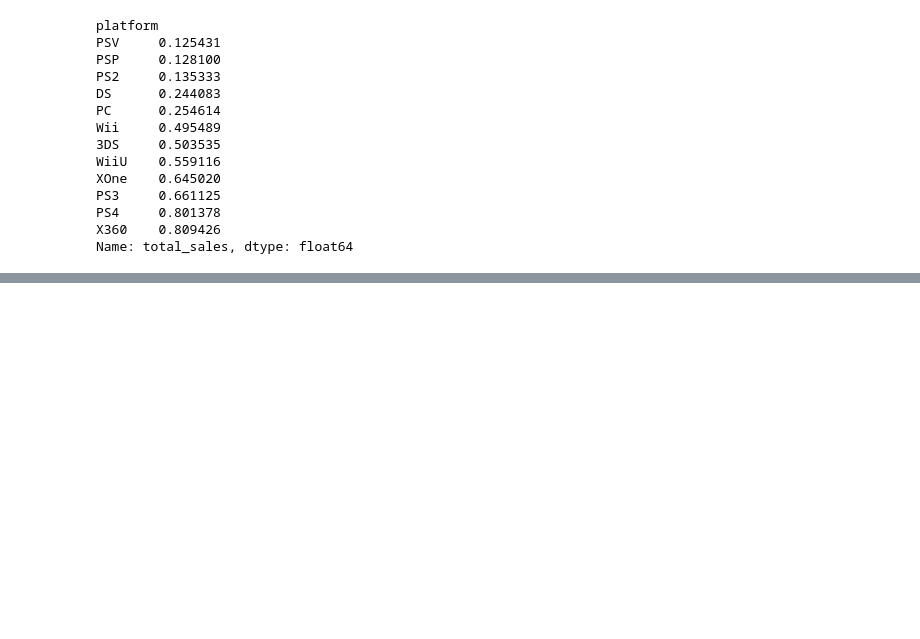
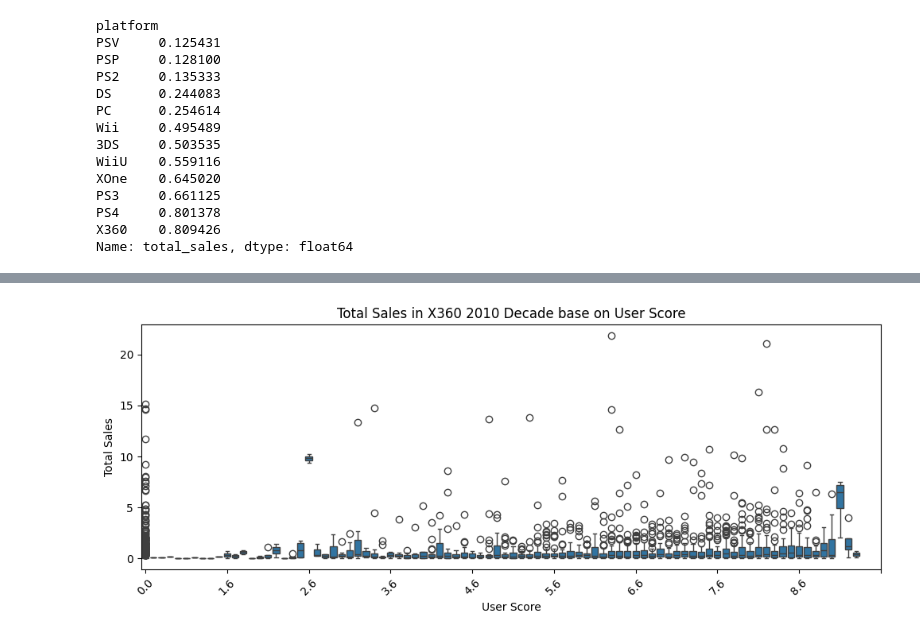
Before and after one commit to RafaelGenari/Bootcamp-Project-Video-Games-Ice-Company, a Jupyter notebook: Notebooks/EDA.ipynb, the cells around one changed output, grey strips where cells are left out. Drawn from its saved outputs; the diff is of its cells as text; code cells hidden in the pictures; blank space fills up the shorter version.

```diff
--- a/Notebooks/EDA.ipynb
+++ b/Notebooks/EDA.ipynb
@@ -393,0 +416,11 @@ Quanto às médias das vendas, como citado anteriormente, as plataformas lançad
+# %%
+plt.figure(figsize = (12,4))
+sns.boxplot(x = 'user_score', y = 'total_sales', data = df_2010_decade)
+plt.title('Total Sales in X360 2010 Decade base on User Score')
+plt.xlabel('User Score')
+plt.ylabel('Total Sales')
+plt.xticks(ticks = range(0, 97, 10))
+plt.xticks(rotation=45)
+plt.show()
+# %% [output]
+[figure, added]
```
Also changed, not shown: parts of 39 cells of this notebook.
